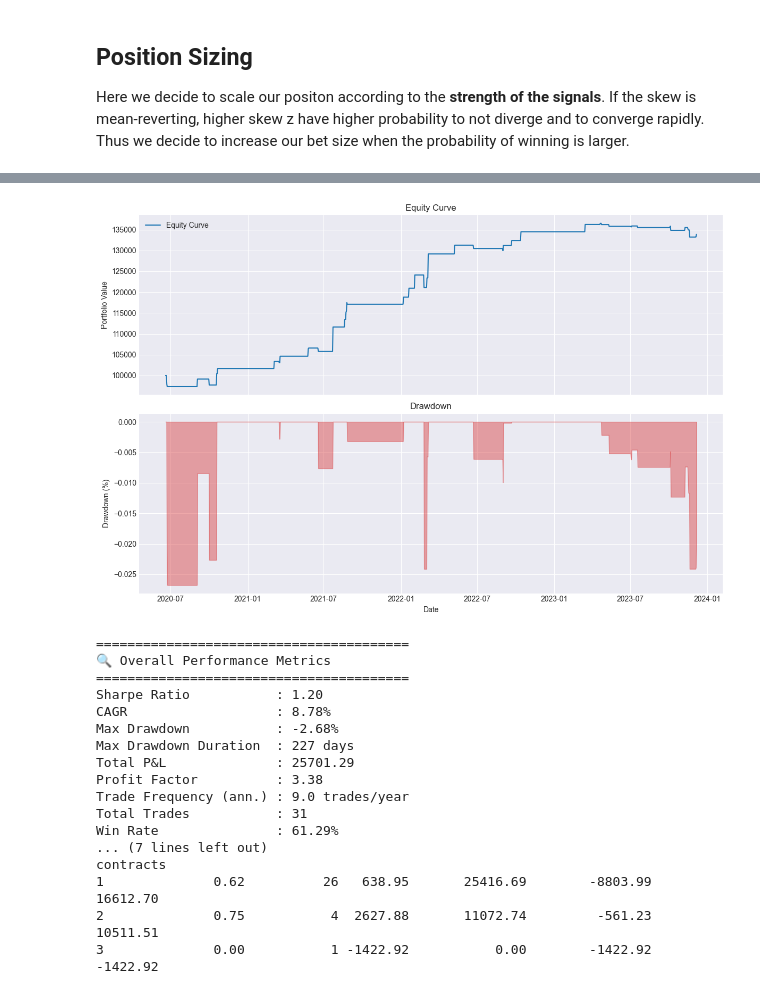
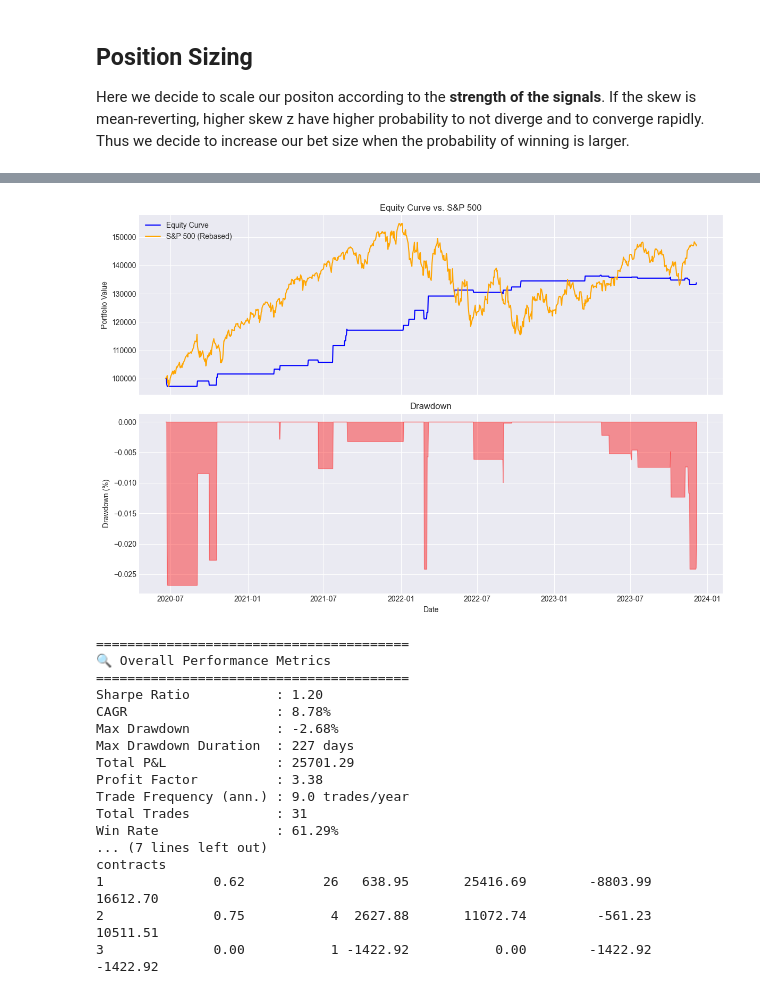
Before and after one commit to anthonymakarewicz/volatility-trading, a Jupyter notebook: skew_trading.ipynb, the cells around one changed output, grey strips where cells are left out. Cells and saved outputs as stored; diff of their text form; code cells hidden in the pictures.

```diff
--- a/skew_trading.ipynb
+++ b/skew_trading.ipynb
@@ -1392,24 +1425,26 @@ def stepwise_position_sizing(z, entry_threshold=2.0, step_size=1,
 # %%
 skewp_filter = SkewPercentileFilter(lower=20, upper=80)
 ivp_filter = IVPFilter(lower=20, upper=80)
 vix_filter = VIXFilter(panic_threshold=35)
 
 filters = [skewp_filter]
 
 z_score_strategy = ZScoreStrategy()
 
 bt = Backtester(
     options, synthetic_skew, vix,
     z_score_strategy, filters, stepwise_position_sizing,
     find_viable_dtes,
 )
 
+sp500 = options["underlying_last"].groupby("Date").first()
+
 summary, trades, equity = bt.walk_forward_test(train_window=252, test_window=21)
 
-ph.plot_performance(equity)
+ph.plot_performance(equity, sp500)
 ph.print_perf_metrics(trades, equity)
 # %% [output]
-[figure, old version]
+[figure, new version]
 ========================================
 🔍 Overall Performance Metrics
 ========================================
```
Also changed, not shown: parts of 2 cells of this notebook, 3 other files.
